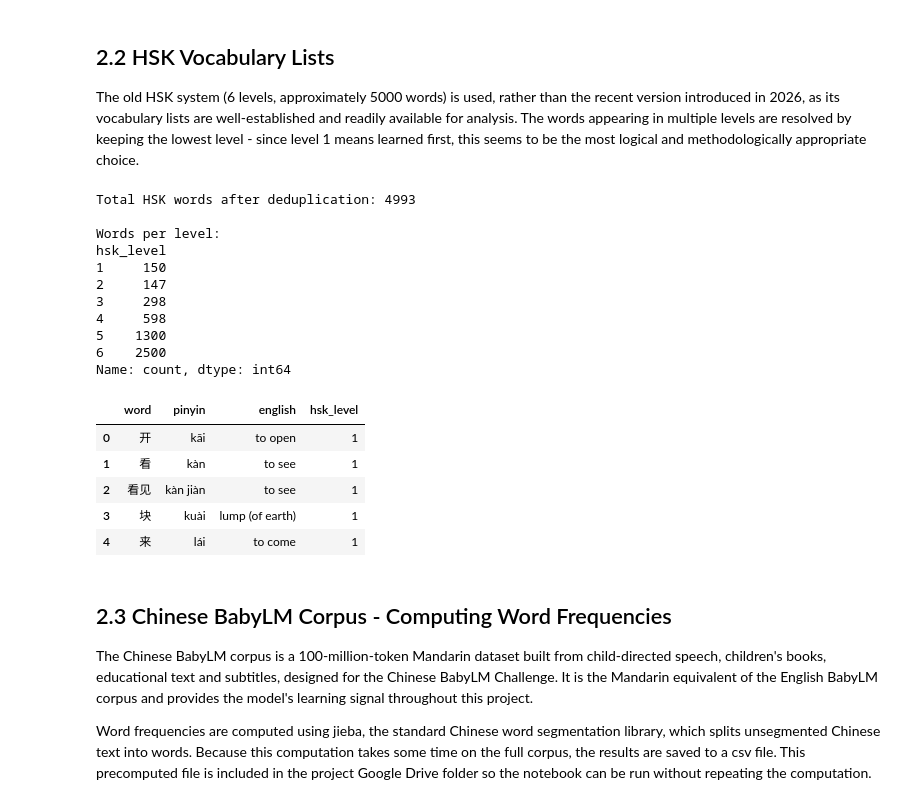
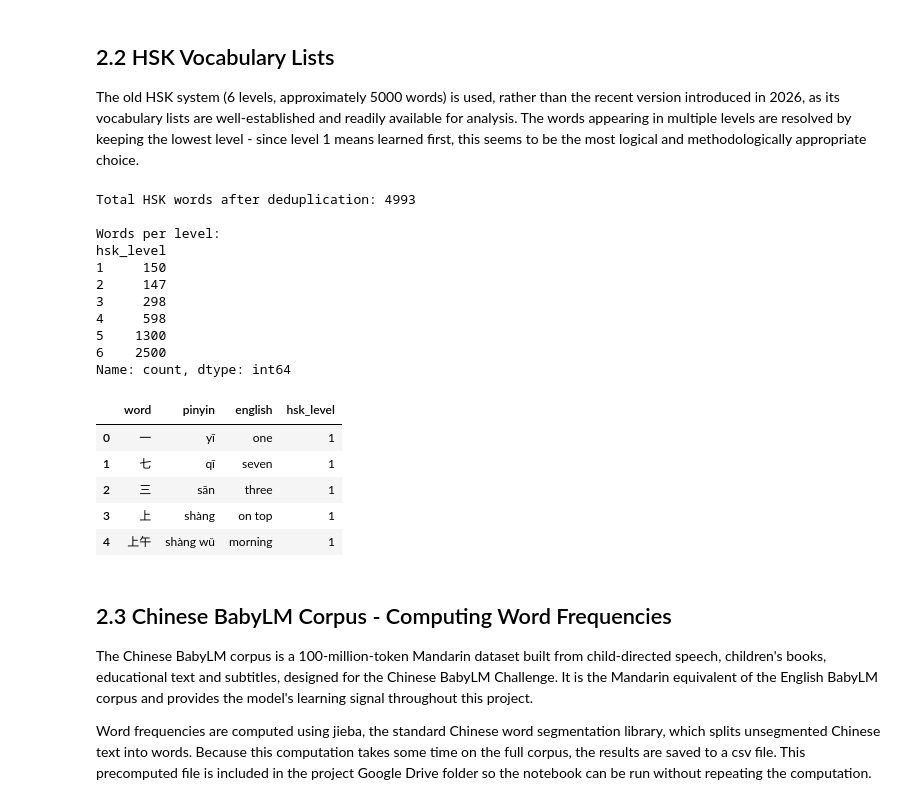
Before and after one commit to Slavena1/Softuni-Machine-Learning-Final-Project, a Jupyter notebook: notebook/analysis.ipynb, the cells around one changed output. Drawn from its saved outputs; the diff is of its cells as text; code cells hidden in the pictures.

```diff
--- a/notebook/analysis.ipynb
+++ b/notebook/analysis.ipynb
@@ -153,41 +121,31 @@ Words never reaching threshold:  27
 ## 2.2 HSK Vocabulary Lists
 The old HSK system (6 levels, approximately 5000 words) is used, rather than the recent version introduced in 2026, as its vocabulary lists are well-established and readily available for analysis. The words appearing in multiple levels are resolved by keeping the lowest level - since level 1 means learned first, this seems to be the most logical and methodologically appropriate choice.
 # %%
-hsk_dfs = []
-for level in range(1, 7):
-    df = pd.read_csv(f'hsk{level}.csv',
-                     header=None, names=['word', 'pinyin', 'english'])
-    df['hsk_level'] = level
-    hsk_dfs.append(df)
-
-df_hsk = pd.concat(hsk_dfs, ignore_index=True)
-
-# Resolve duplicates — keep lowest level
-df_hsk = df_hsk.sort_values('hsk_level').drop_duplicates(
-    subset='word', keep='first').reset_index(drop=True)
+hsk_paths = {level: f'{DATA_DIR}/hsk{level}.csv' for level in range(1, 7)}
+df_hsk = dp.load_hsk(hsk_paths)
 
 print(f"Total HSK words after deduplication: {len(df_hsk)}")
 print(f"\nWords per level:")
 print(df_hsk['hsk_level'].value_counts().sort_index())
 display(df_hsk.head(5))
 # %% [output]
 Total HSK words after deduplication: 4993
 
 Words per level:
 hsk_level
 1     150
 2     147
 3     298
 4     598
 5    1300
 6    2500
 Name: count, dtype: int64
 |  | word | pinyin | english | hsk_level |
-| 0 | 开 | kāi | to open | 1 |
-| 1 | 看 | kàn | to see | 1 |
-| 2 | 看见 | kàn jiàn | to see | 1 |
-| 3 | 块 | kuài | lump (of earth) | 1 |
-| 4 | 来 | lái | to come | 1 |
+| 0 | 一 | yī | one | 1 |
+| 1 | 七 | qī | seven | 1 |
+| 2 | 三 | sān | three | 1 |
+| 3 | 上 | shàng | on top | 1 |
+| 4 | 上午 | shàng wǔ | morning | 1 |
 # %% [markdown]
 ## 2.3 Chinese BabyLM Corpus - Computing Word Frequencies
 The Chinese BabyLM corpus is a 100-million-token Mandarin dataset built from child-directed speech, children's books, educational text and subtitles, designed for the Chinese BabyLM Challenge. It is the Mandarin equivalent of the English BabyLM corpus and provides the model's learning signal throughout this project.
```
Also changed, not shown: parts of 39 cells of this notebook, 1 other file.
